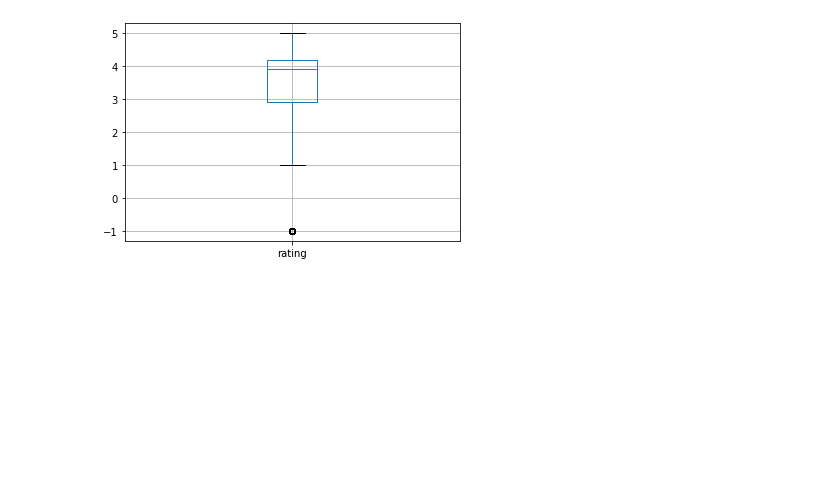
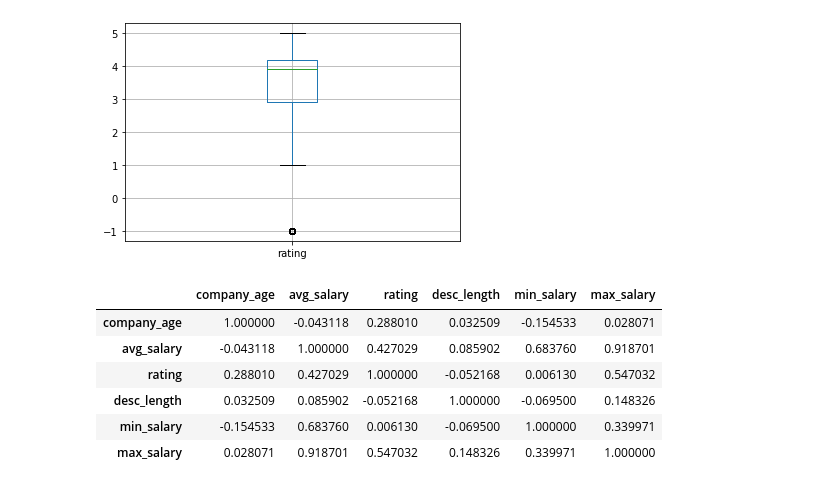
Before and after one commit to maxiberton/salary_pred_project, a Jupyter notebook: data_eda.ipynb, the cells around one changed output. Drawn from its saved outputs; the diff is of its cells as text; code cells hidden in the pictures; blank space fills up the shorter version.

```diff
--- a/data_eda.ipynb
+++ b/data_eda.ipynb
@@ -100,3 +116,13 @@ df.boxplot(column=['rating'])
 # %% [output]
 <AxesSubplot:>
 [figure]
+# %%
+df[['company_age', 'avg_salary', 'rating', 'desc_length', 'min_salary', 'max_salary']].corr()
+# %% [output]
+|  | company_age | avg_salary | rating | desc_length | min_salary | max_salary |
+| company_age | 1.000000 | -0.043118 | 0.288010 | 0.032509 | -0.154533 | 0.028071 |
+| avg_salary | -0.043118 | 1.000000 | 0.427029 | 0.085902 | 0.683760 | 0.918701 |
+| rating | 0.288010 | 0.427029 | 1.000000 | -0.052168 | 0.006130 | 0.547032 |
+| desc_length | 0.032509 | 0.085902 | -0.052168 | 1.000000 | -0.069500 | 0.148326 |
+| min_salary | -0.154533 | 0.683760 | 0.006130 | -0.069500 | 1.000000 | 0.339971 |
+| max_salary | 0.028071 | 0.918701 | 0.547032 | 0.148326 | 0.339971 | 1.000000 |
```
Also changed, not shown: parts of 9 cells of this notebook, 1 other file.
